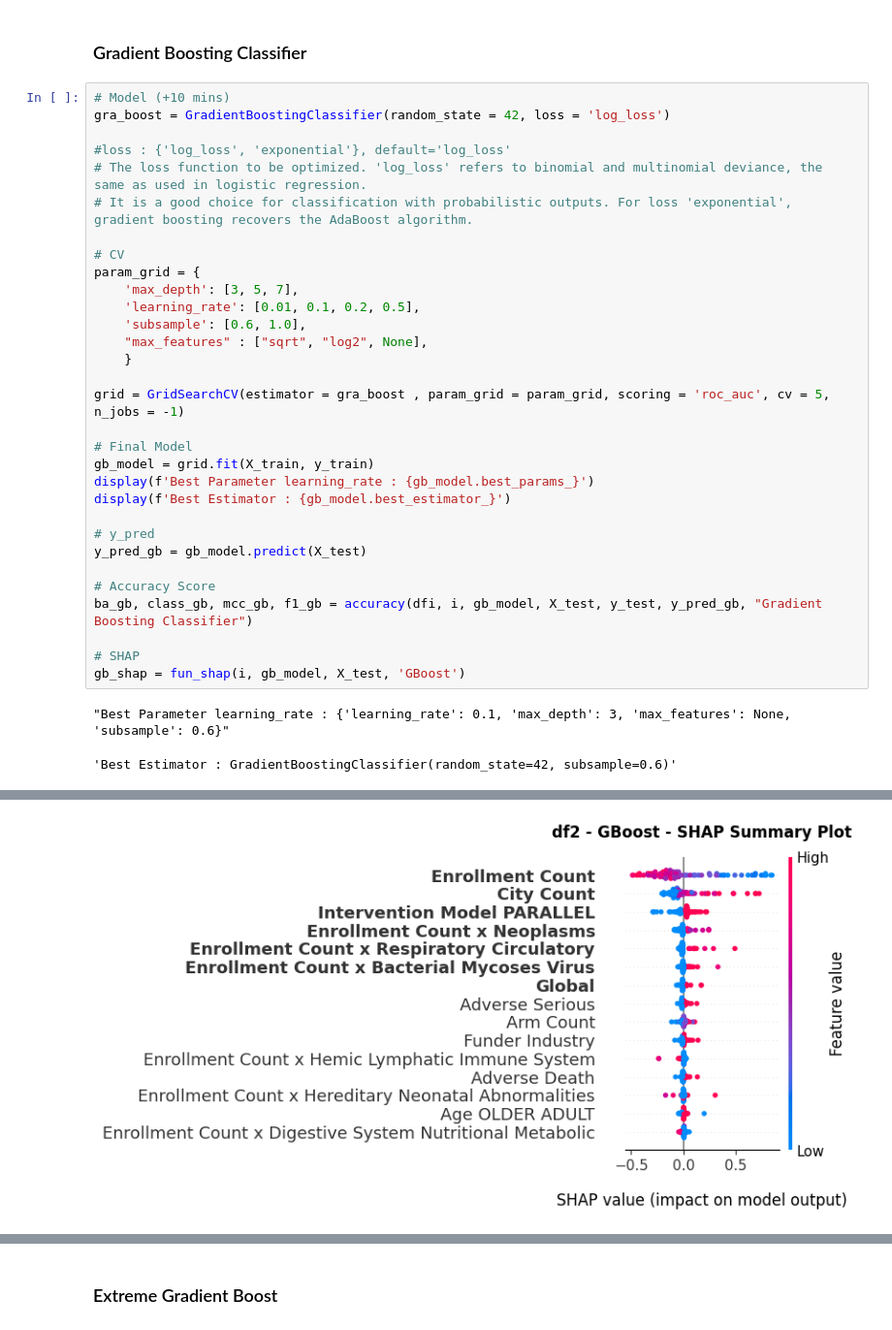
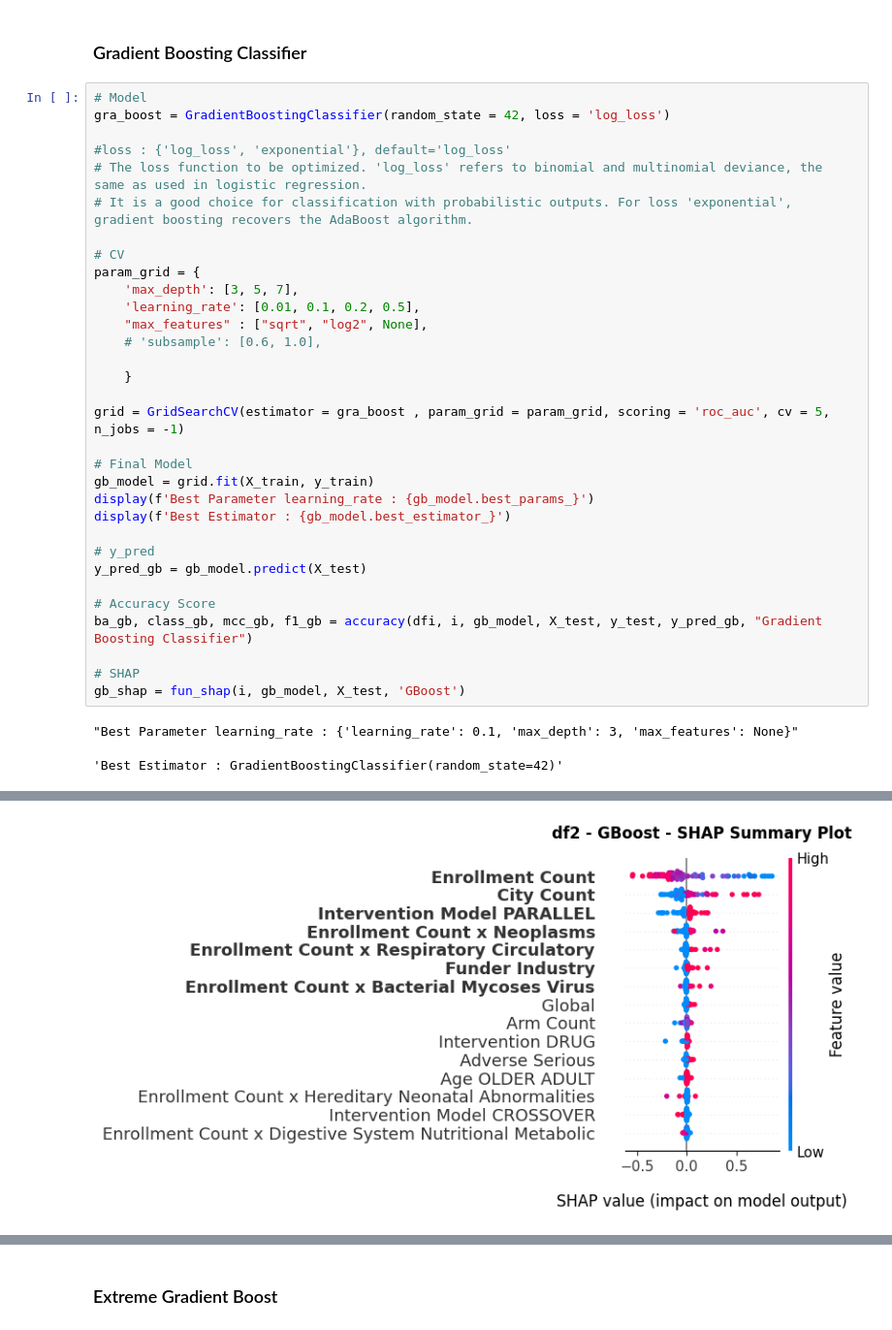
Before and after one commit to AndreouEugenia/Thesis, a Jupyter notebook: 5a.Thesis_Models.ipynb, the cells around one changed output, grey strips where cells are left out. Shown at 97% size. Cells and saved outputs as stored; diff of their text form.

```diff
--- a/5a.Thesis_Models.ipynb
+++ b/5a.Thesis_Models.ipynb
@@ -717,7 +717,7 @@ PR AUC : 0.638
 # %% [markdown]
 ### Gradient Boosting Classifier
 # %%
-# Model (+10 mins)
+# Model
 gra_boost = GradientBoostingClassifier(random_state = 42, loss = 'log_loss')
 
 #loss : {'log_loss', 'exponential'}, default='log_loss'
@@ -728,8 +728,9 @@ gra_boost = GradientBoostingClassifier(random_state = 42, loss = 'log_loss')
 param_grid = {
     'max_depth': [3, 5, 7],
     'learning_rate': [0.01, 0.1, 0.2, 0.5],
-    'subsample': [0.6, 1.0],
     "max_features" : ["sqrt", "log2", None],
+    # 'subsample': [0.6, 1.0],
+
     }
 
 grid = GridSearchCV(estimator = gra_boost , param_grid = param_grid, scoring = 'roc_auc', cv = 5, n_jobs = -1)
@@ -748,8 +749,8 @@ ba_gb, class_gb, mcc_gb, f1_gb = accuracy(dfi, i, gb_model, X_test, y_test, y_pr
 # SHAP
 gb_shap = fun_shap(i, gb_model, X_test, 'GBoost')
 # %% [output]
-"Best Parameter learning_rate : {'learning_rate': 0.1, 'max_depth': 3, 'max_features': None, 'subsample': 0.6}"
+"Best Parameter learning_rate : {'learning_rate': 0.1, 'max_depth': 3, 'max_features': None}"
-'Best Estimator : GradientBoostingClassifier(random_state=42, subsample=0.6)'
+'Best Estimator : GradientBoostingClassifier(random_state=42)'
 Model : Phase 2 - Gradient Boosting Classifier
 
 a).
@@ -771,2 +772,2 @@ PR AUC : 0.648
-[figure, old version]
+[figure, new version]
 |  | Feature | df2_GBoost_Shap_Mean |
```
Also changed, not shown: parts of 12 cells of this notebook, 3 other files.
